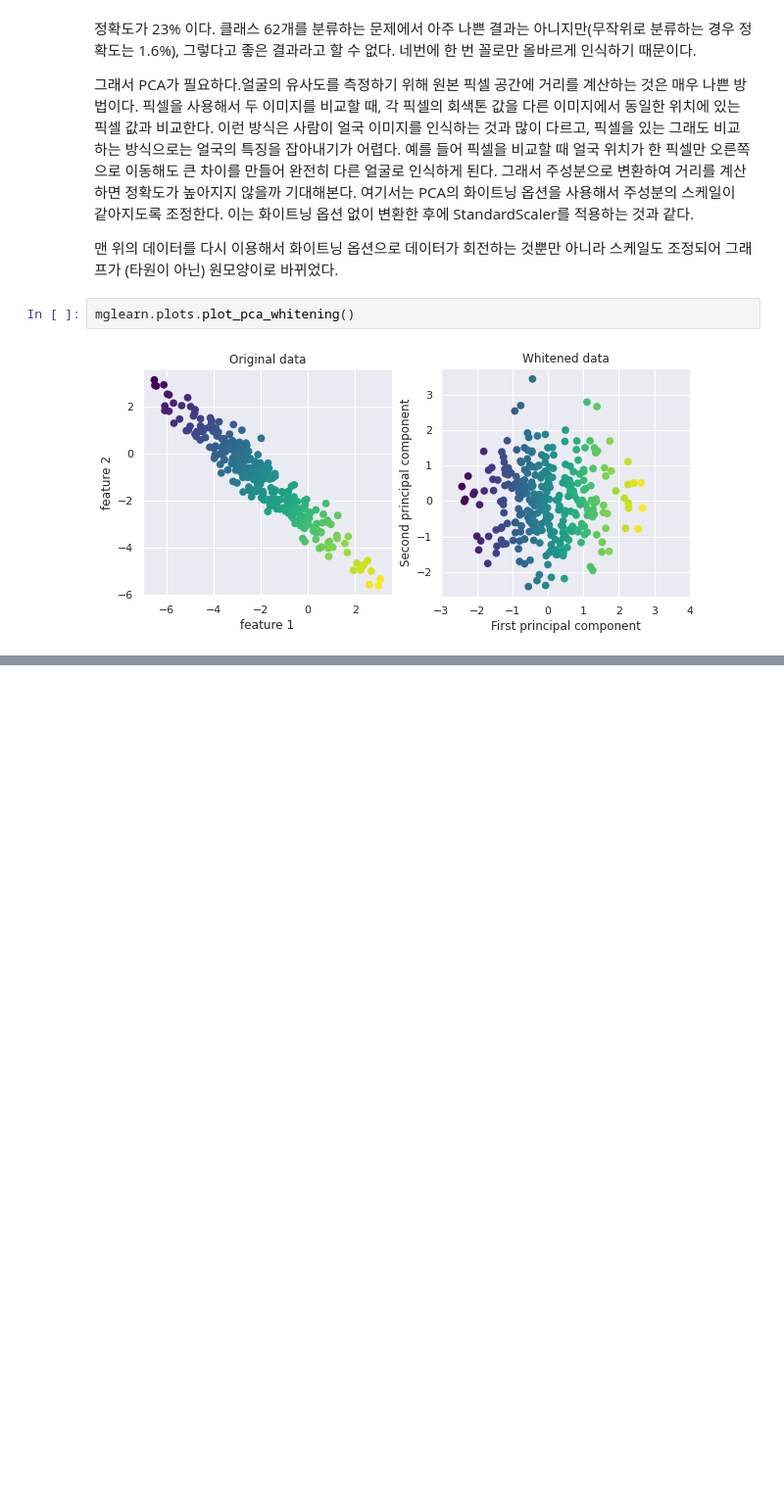
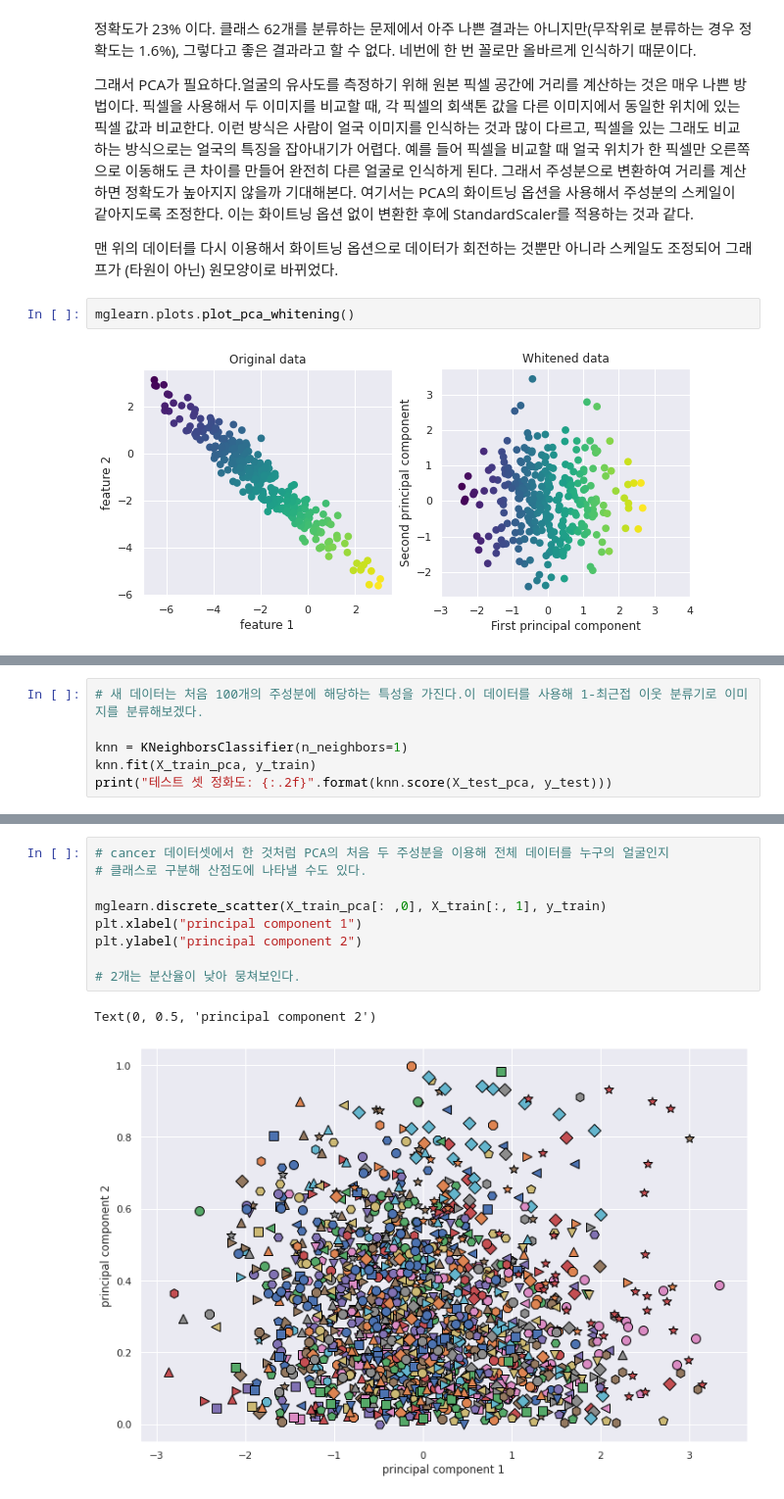
Before and after one commit to 201ssc/python_test1, a Jupyter notebook: 3_4_차원축소,_특성_축줄_매니폴드_학습.ipynb, the cells around one changed output, grey strips where cells are left out. Shown at 98% size. Drawn from its saved outputs; the diff is of its cells as text; blank space fills up the shorter version.

```diff
--- a/3_4_차원축소,_특성_축줄_매니폴드_학습.ipynb
+++ b/3_4_차원축소,_특성_축줄_매니폴드_학습.ipynb
@@ -268,0 +278,6 @@ mglearn.plots.plot_pca_whitening()
+# %%
+# 새 데이터는 처음 100개의 주성분에 해당하는 특성을 가진다.이 데이터를 사용해 1-최근접 이웃 분류기로 이미지를 분류해보겠다.
+
+knn = KNeighborsClassifier(n_neighbors=1)
+knn.fit(X_train_pca, y_train)
+print("테스트 셋 정화도: {:.2f}".format(knn.score(X_test_pca, y_test)))
@@ -268,0 +319,12 @@ mglearn.plots.plot_pca_whitening()
+# %%
+# cancer 데이터셋에서 한 것처럼 PCA의 처음 두 주성분을 이용해 전체 데이터를 누구의 얼굴인지
+# 클래스로 구분해 산점도에 나타낼 수도 있다.
+
+mglearn.discrete_scatter(X_train_pca[: ,0], X_train[:, 1], y_train)
+plt.xlabel("principal component 1")
+plt.ylabel("principal component 2")
+
+# 2개는 분산율이 낮아 뭉쳐보인다.
+# %% [output]
+Text(0, 0.5, 'principal component 2')
+[figure, added]
```
Also changed, not shown: parts of 10 cells of this notebook.
